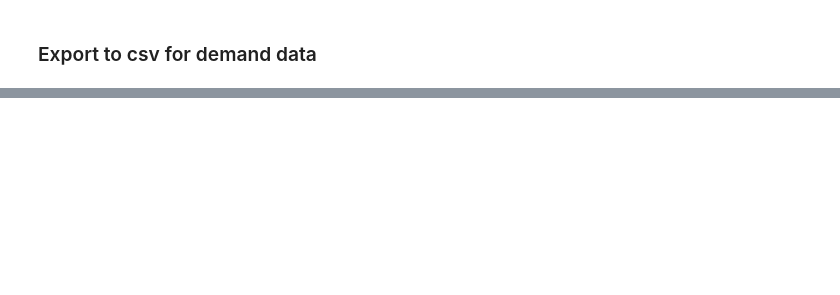
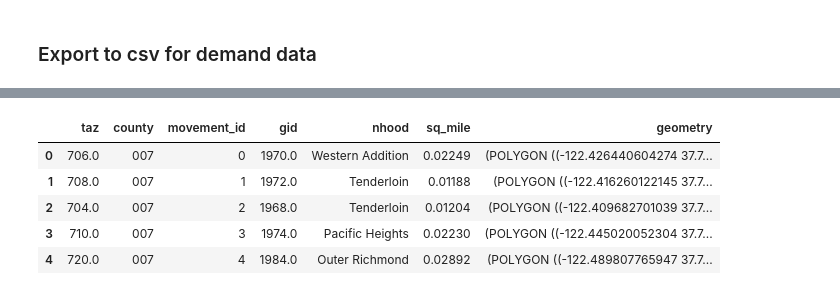
Before and after one commit to hcao2015/driver_schedule_optimization, a Jupyter notebook: Demand Analysis.ipynb, the cells around one changed output, grey strips where cells are left out. Saved outputs shown, nothing was run; the diff lists cells and outputs as text; code cells hidden in the pictures; blank space fills up the shorter version.

```diff
--- a/Demand Analysis.ipynb
+++ b/Demand Analysis.ipynb
@@ -152,0 +183,32 @@ demand_df.head(10)
+# %%
+taz_sf = pd.read_json("raw_data/san_francisco_taz.json")
+
+tazs = []
+counties = []
+movement_ids = []
+
+def extract_info(row):
+    try:
+        taz = int(row["properties"].get("TAZ"))
+    except:
+        taz = None
+
+    try:
+        movement_id = int(row["properties"].get("MOVEMENT_ID"))
+    except:
+        movement_id = None
+    tazs.append(taz)
+    counties.append(row["properties"].get("COUNTY"))
+    movement_ids.append(movement_id)
+
+for row in taz_sf["features"]:
+    extract_info(row)
+
+taz_sf["taz"] = tazs
+taz_sf["county"] = counties
+taz_sf["movement_id"] = movement_ids
+
+taz_sf.drop(labels=["type", "features"], axis=1, inplace=True)
+taz_sf=taz_sf.dropna(subset=['taz','movement_id'])
+
+taz_sf.head()
@@ -152,0 +222,10 @@ demand_df.head(10)
+# %%
+taz_nhood = pd.merge(taz_sf, taz_boundaries, how="left", on="taz")
+taz_nhood.head()
+# %% [output]
+|  | taz | county | movement_id | gid | nhood | sq_mile | geometry |
+| 0 | 706.0 | 007 | 0 | 1970.0 | Western Addition | 0.02249 | (POLYGON ((-122.426440604274 37.7... |
+| 1 | 708.0 | 007 | 1 | 1972.0 | Tenderloin | 0.01188 | (POLYGON ((-122.416260122145 37.7... |
+| 2 | 704.0 | 007 | 2 | 1968.0 | Tenderloin | 0.01204 | (POLYGON ((-122.409682701039 37.7... |
+| 3 | 710.0 | 007 | 3 | 1974.0 | Pacific Heights | 0.02230 | (POLYGON ((-122.445020052304 37.7... |
+| 4 | 720.0 | 007 | 4 | 1984.0 | Outer Richmond | 0.02892 | (POLYGON ((-122.489807765947 37.7... |
```
Also changed, not shown: parts of 17 cells of this notebook, 3 other files.
